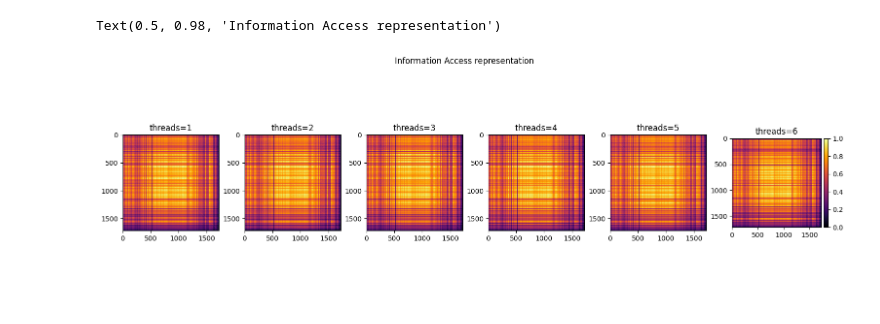
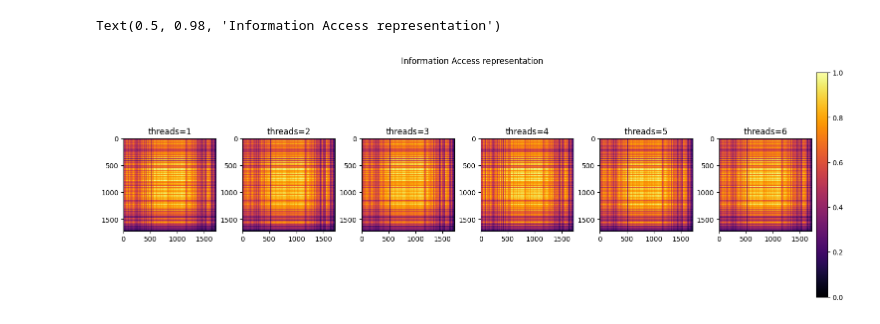
Before and after one commit to markzmbl/parallel-information-flow, a Jupyter notebook: sanity_check.ipynb, the cells around one changed output. Drawn from its saved outputs; the diff is of its cells as text; code cells hidden in the pictures; blank space fills up the shorter version.

Commit message:
tweak sanity check plot

```diff
--- a/sanity_check.ipynb
+++ b/sanity_check.ipynb
@@ -8,21 +8,22 @@ m = 10
 # %%
 threads = 6
 fig, axs = plt.subplots(1, threads, figsize=(15, 5), layout='constrained')
 
 for i, threads in enumerate(range(1, threads+1)):
 
     iar = (
         np.fromfile(f'threads_{threads}_simulations_{m}.bin', dtype=np.float32) / m
     ).reshape((n, n))
     im = axs[i].imshow(iar, cmap='inferno', interpolation=None)
     axs[i].set_xticks([0, 500, 1000, 1500])
     axs[i].set_yticks([0, 500, 1000, 1500])
     axs[i].set_title(f'threads={threads}')
 
-divider = make_axes_locatable(axs[-1])
-cax = divider.append_axes("right", size="5%", pad=0.05)
-plt.colorbar(im, cax=cax, orientation='vertical')
+# divider = make_axes_locatable(axs[-1])
+# cax = divider.append_axes("right", size="5%", pad=0.05)
+# plt.colorbar(im, cax=cax, orientation='vertical')
+plt.colorbar(im, ax=axs[-1], orientation='vertical')
 fig.suptitle('Information Access representation')
 # %% [output]
 Text(0.5, 0.98, 'Information Access representation')
-[figure, old version]
+[figure, new version]
```
